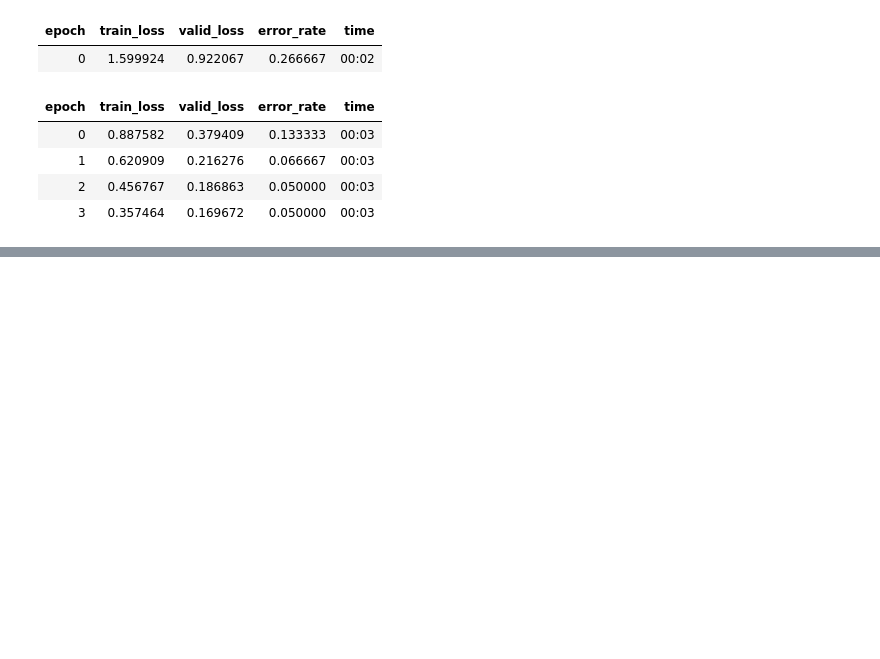
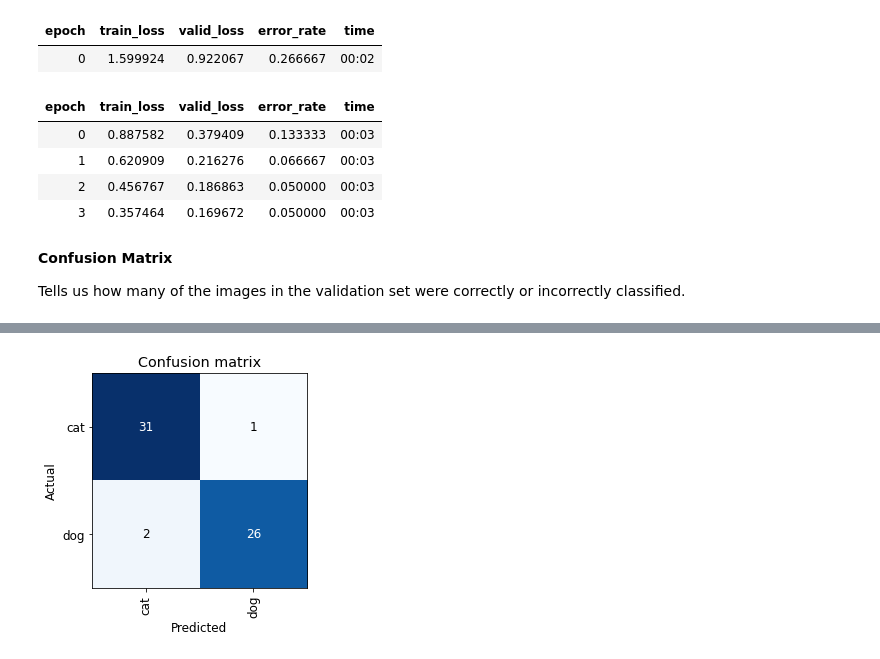
Before and after one commit to nicocrozier/catsvsdogs, a Jupyter notebook: BearDetect.ipynb, the cells around one changed output, grey strips where cells are left out. Drawn from its saved outputs; the diff is of its cells as text; code cells hidden in the pictures; blank space fills up the shorter version.

```diff
--- a/BearDetect.ipynb
+++ b/BearDetect.ipynb
@@ -162,3 +162,11 @@ Downloading: "https://download.pytorch.org/models/resnet18-f37072fd.pth" to /roo
 | 1 | 0.620909 | 0.216276 | 0.066667 | 00:03 |
 | 2 | 0.456767 | 0.186863 | 0.050000 | 00:03 |
 | 3 | 0.357464 | 0.169672 | 0.050000 | 00:03 |
+# %% [markdown]
+**Confusion Matrix**
+
+Tells us how many of the images in the validation set were correctly or incorrectly classified.
+# %%
+interp = ClassificationInterpretation.from_learner(learn)
+interp.plot_confusion_matrix() # plots a confusion matrix
+# %% [output]
@@ -164,0 +174 @@ Downloading: "https://download.pytorch.org/models/resnet18-f37072fd.pth" to /roo
+[figure, added]
```
Also changed, not shown: parts of 5 cells of this notebook.
